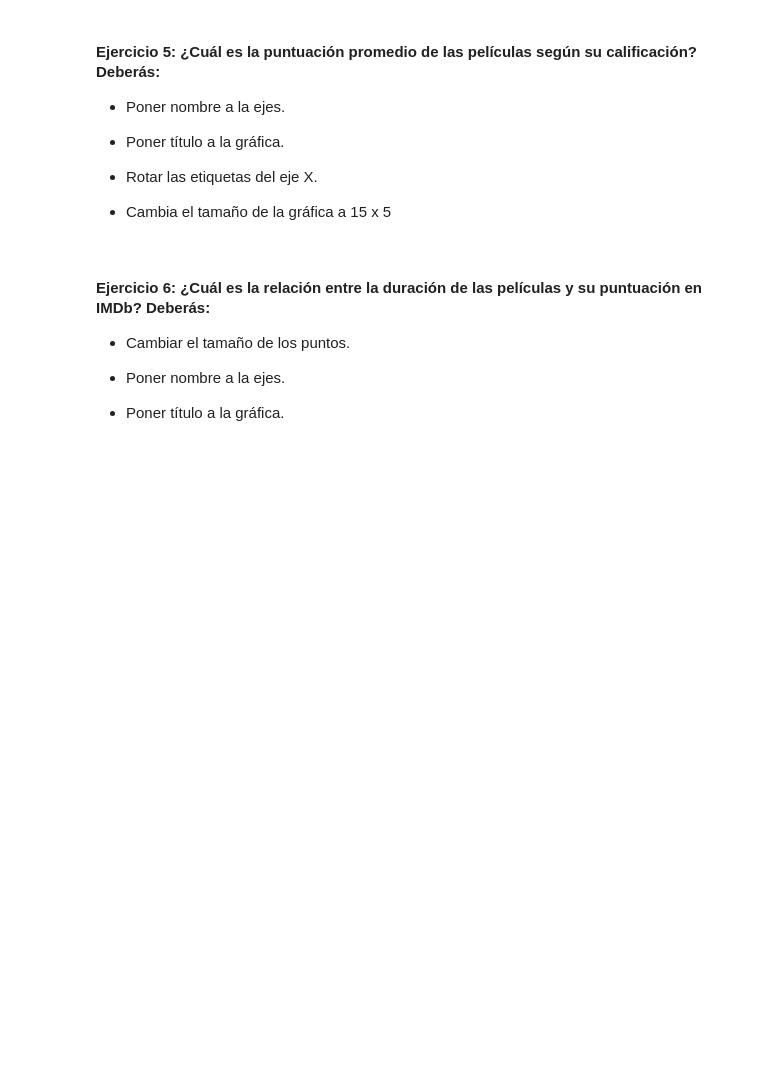
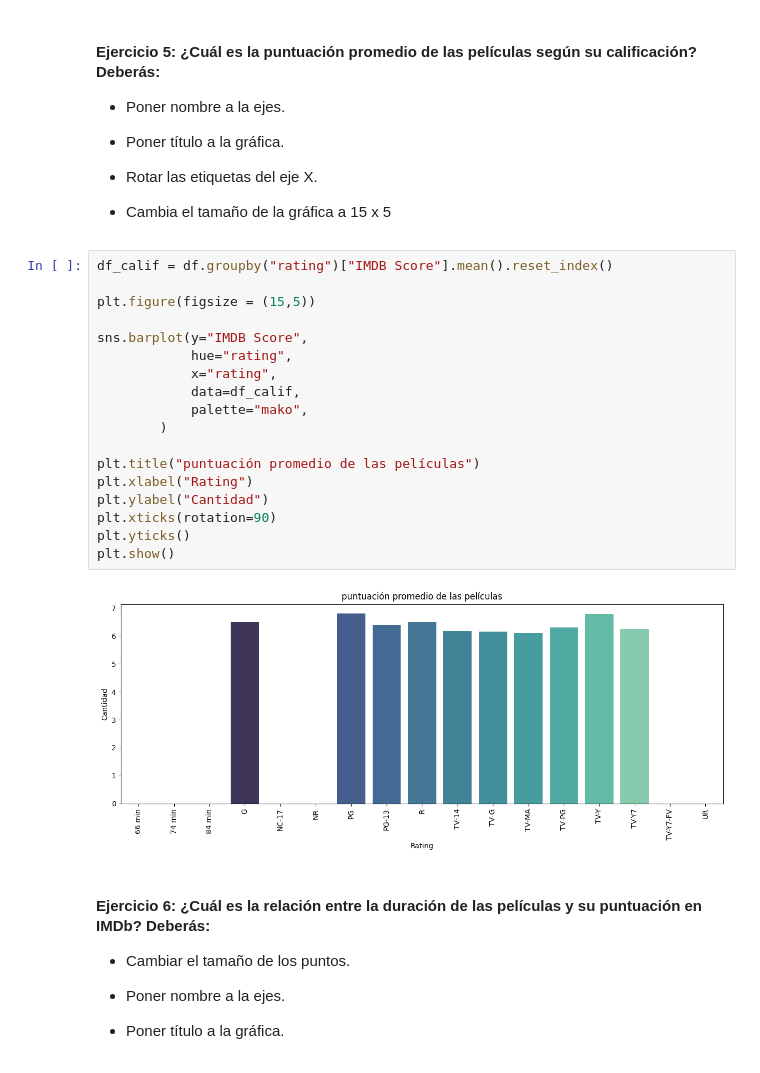
Before and after one commit to santiagorodriguez-dev/laboratorio-modulo2-leccion04-visualizacion, a Jupyter notebook: laboratorio-modulo2-leccion04-visualizacion.ipynb, the cells around one changed output. Drawn from its saved outputs; the diff is of its cells as text; blank space fills up the shorter version.

```diff
--- a/laboratorio-modulo2-leccion04-visualizacion.ipynb
+++ b/laboratorio-modulo2-leccion04-visualizacion.ipynb
@@ -136,6 +141,26 @@ plt.show()
 - Rotar las etiquetas del eje X.
 
 - Cambia el tamaño de la gráfica a 15 x 5
+# %%
+df_calif = df.groupby("rating")["IMDB Score"].mean().reset_index()
+
+plt.figure(figsize = (15,5))
+
+sns.barplot(y="IMDB Score",
+            hue="rating",
+            x="rating",
+            data=df_calif,
+            palette="mako",
+        )
+
+plt.title("puntuación promedio de las películas")
+plt.xlabel("Rating")
+plt.ylabel("Cantidad")
+plt.xticks(rotation=90)
+plt.yticks()
+plt.show()
+# %% [output]
+[figure, added]
 # %% [markdown]
 #### Ejercicio 6: ¿Cuál es la relación entre la duración de las películas y su puntuación en IMDb? Deberás:
 
```
Also changed, not shown: parts of 1 cell of this notebook.
